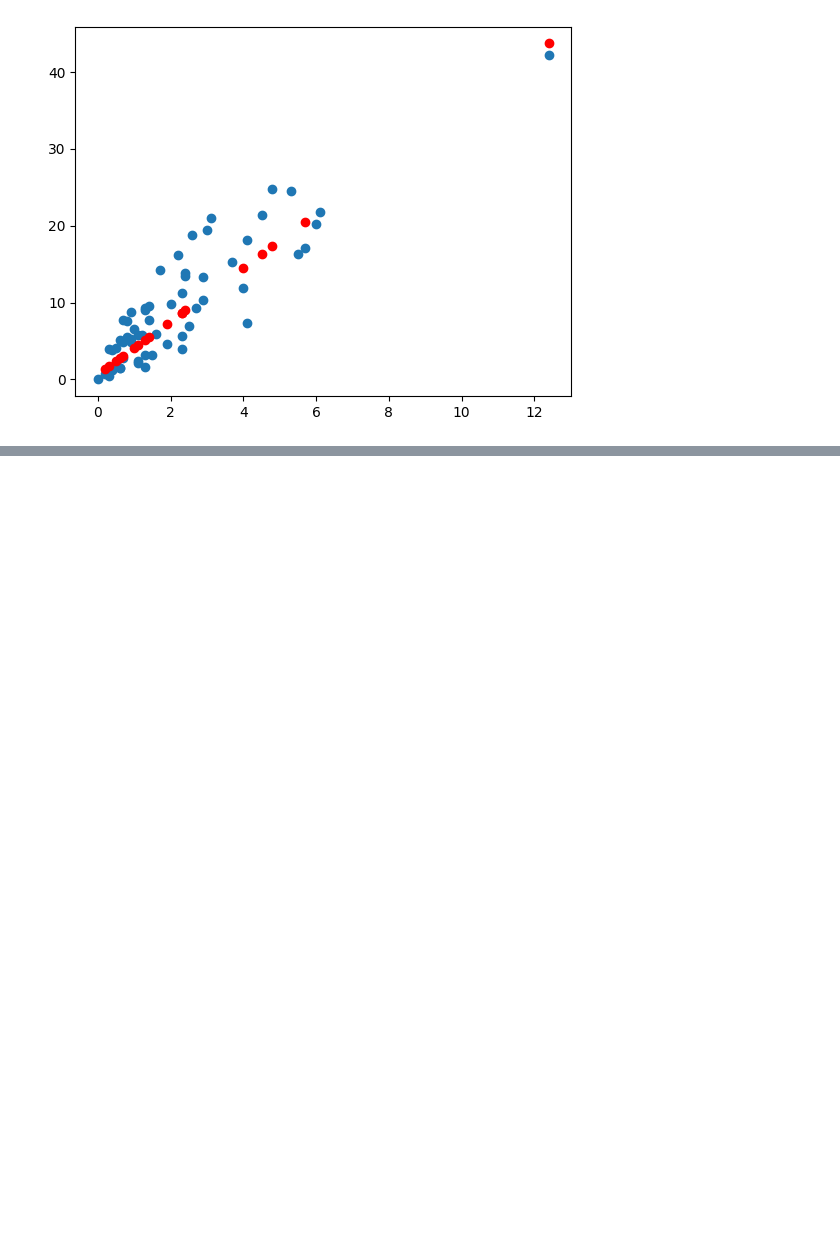
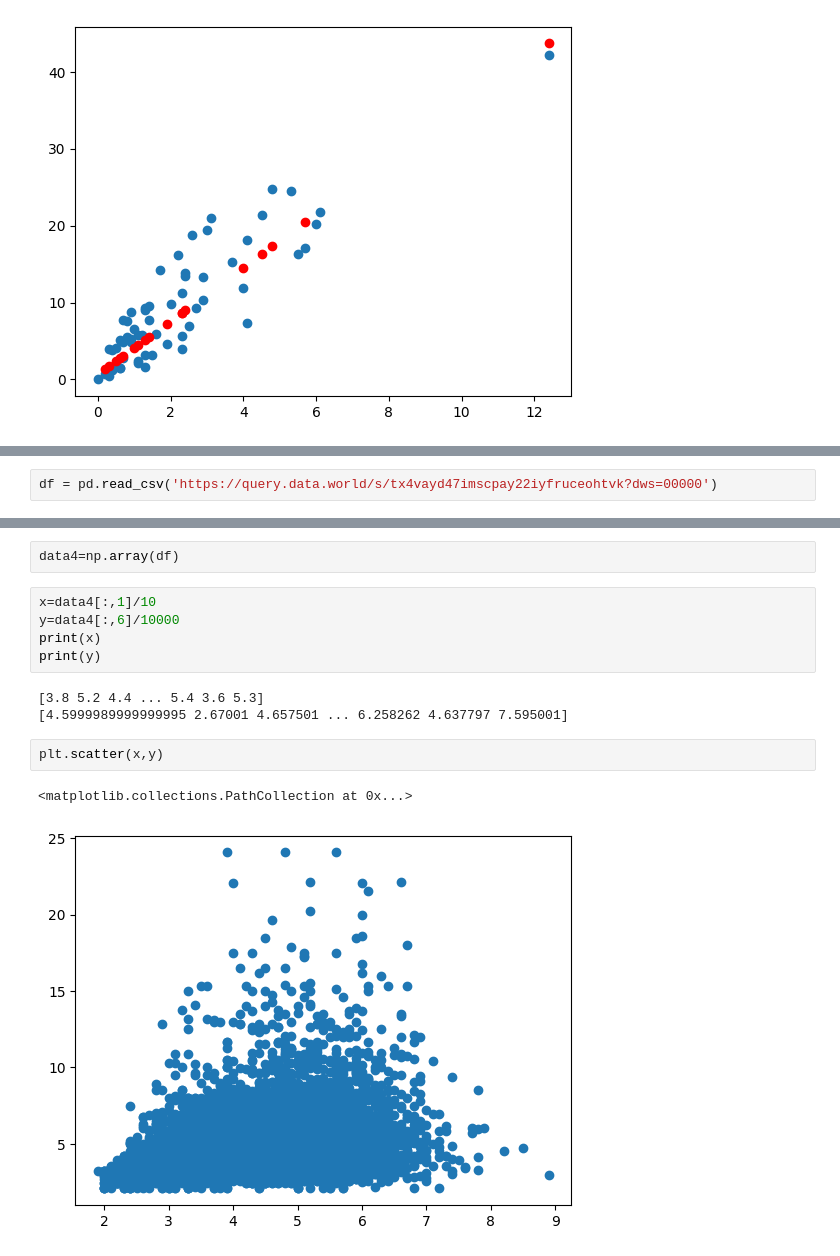
Before and after one commit to Bahrombekk/data, a Jupyter notebook: LINEAR_REGRESSION_TEST.ipynb, the cells around one changed output, grey strips where cells are left out. Drawn from its saved outputs; the diff is of its cells as text; blank space fills up the shorter version.

```diff
--- a/LINEAR_REGRESSION_TEST.ipynb
+++ b/LINEAR_REGRESSION_TEST.ipynb
@@ -312,0 +325,2 @@ plt.scatter(test_x3,y_hat,c="r")
+# %%
+df = pd.read_csv('https://query.data.world/s/tx4vayd47imscpay22iyfruceohtvk?dws=00000')
@@ -312,0 +343,15 @@ plt.scatter(test_x3,y_hat,c="r")
+# %%
+data4=np.array(df)
+# %%
+x=data4[:,1]/10
+y=data4[:,6]/10000
+print(x)
+print(y)
+# %% [output]
+[3.8 5.2 4.4 ... 5.4 3.6 5.3]
+[4.5999989999999995 2.67001 4.657501 ... 6.258262 4.637797 7.595001]
+# %%
+plt.scatter(x,y)
+# %% [output]
+<matplotlib.collections.PathCollection at 0x...>
+[figure, added]
```
Also changed, not shown: parts of 15 cells of this notebook.
